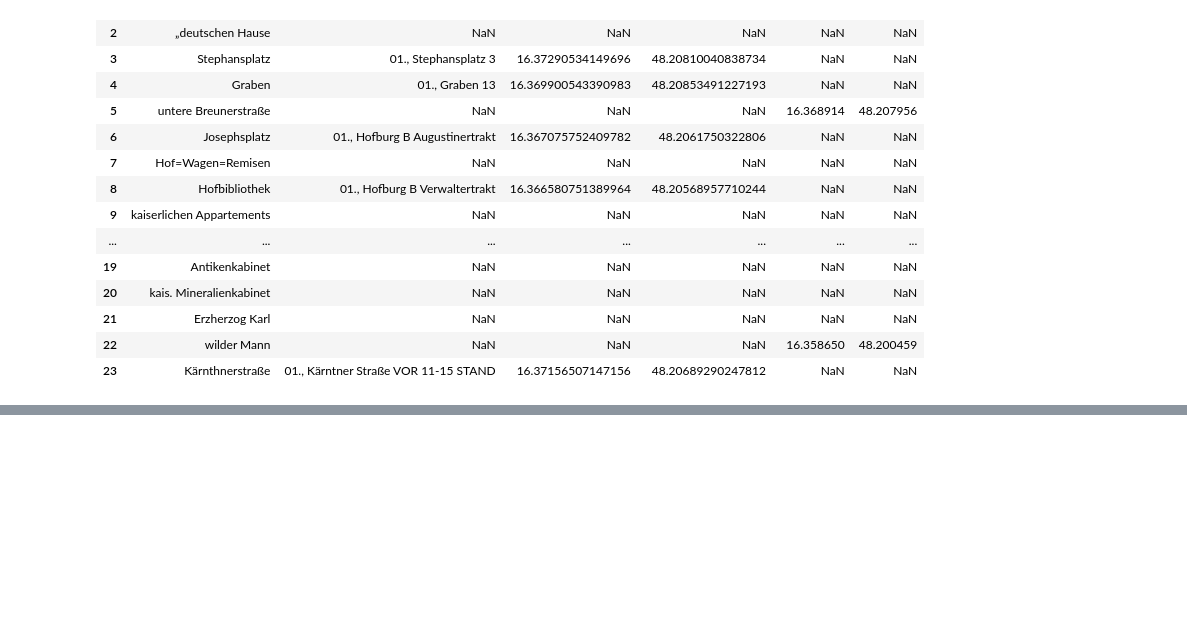
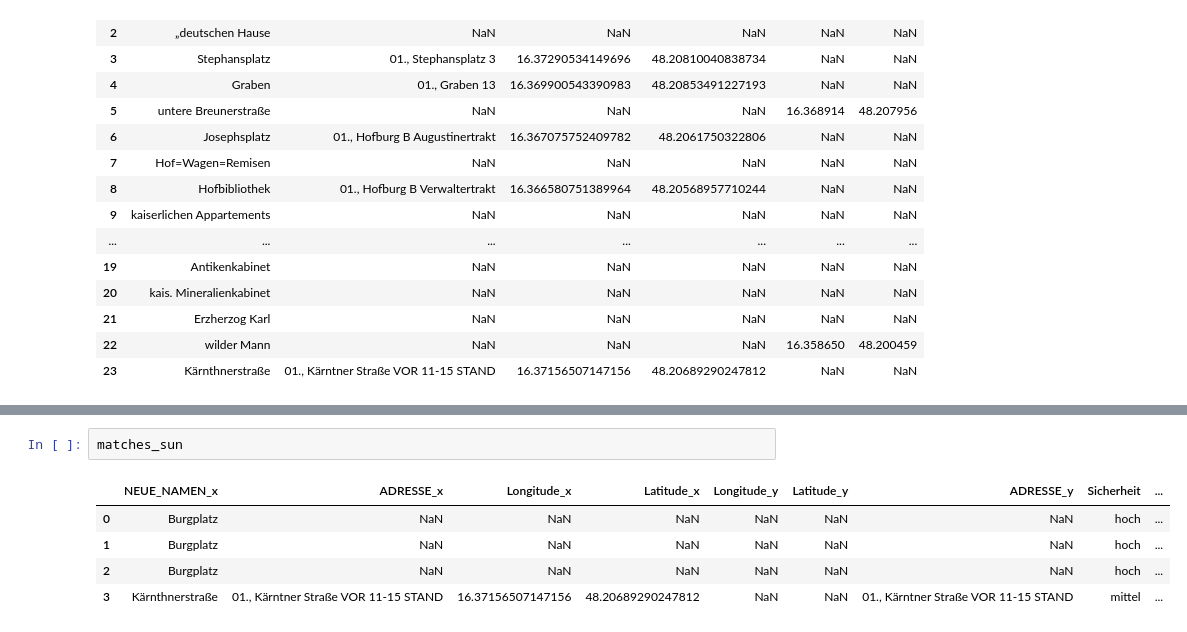
Before and after one commit to Sarah-lab-13/DataScienceProject, a Jupyter notebook: Scripte/Route_Freitag.ipynb, the cells around one changed output, grey strips where cells are left out. Cells and saved outputs as stored; diff of their text form; blank space fills up the shorter version.

```diff
--- a/Scripte/Route_Freitag.ipynb
+++ b/Scripte/Route_Freitag.ipynb
@@ -149,0 +148,8 @@ ValueError: not enough values to unpack (expected 4, got 3)
+# %%
+matches_sun
+# %% [output]
+|  | NEUE_NAMEN_x | ADRESSE_x | Longitude_x | Latitude_x | Longitude_y | Latitude_y | ADRESSE_y | Sicherheit | ... |
+| 0 | Burgplatz | NaN | NaN | NaN | NaN | NaN | NaN | hoch | ... |
+| 1 | Burgplatz | NaN | NaN | NaN | NaN | NaN | NaN | hoch | ... |
+| 2 | Burgplatz | NaN | NaN | NaN | NaN | NaN | NaN | hoch | ... |
+| 3 | Kärnthnerstraße | 01., Kärntner Straße VOR 11-15 STAND | 16.37156507147156 | 48.20689290247812 | NaN | NaN | 01., Kärntner Straße VOR 11-15 STAND | mittel | ... |
```
Also changed, not shown: parts of 6 cells of this notebook, 7 other files.
